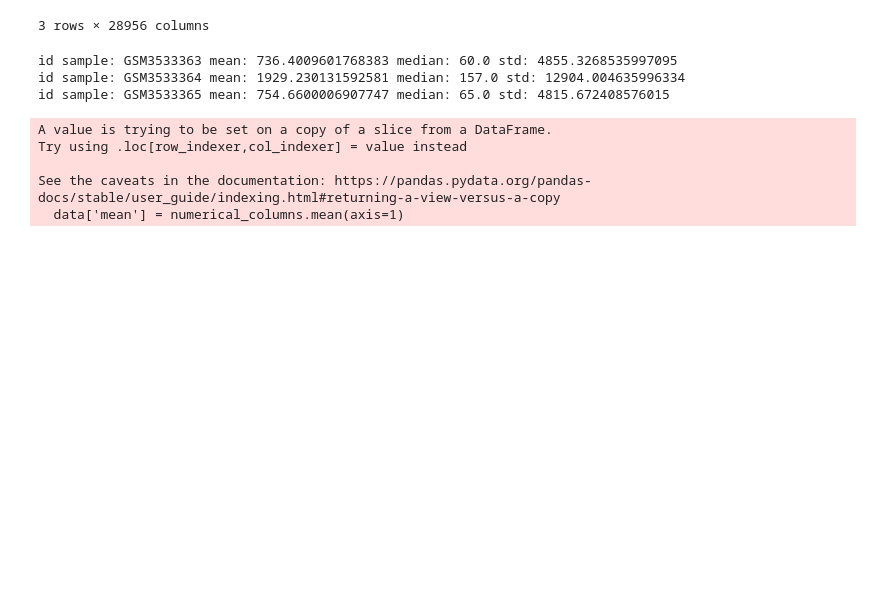
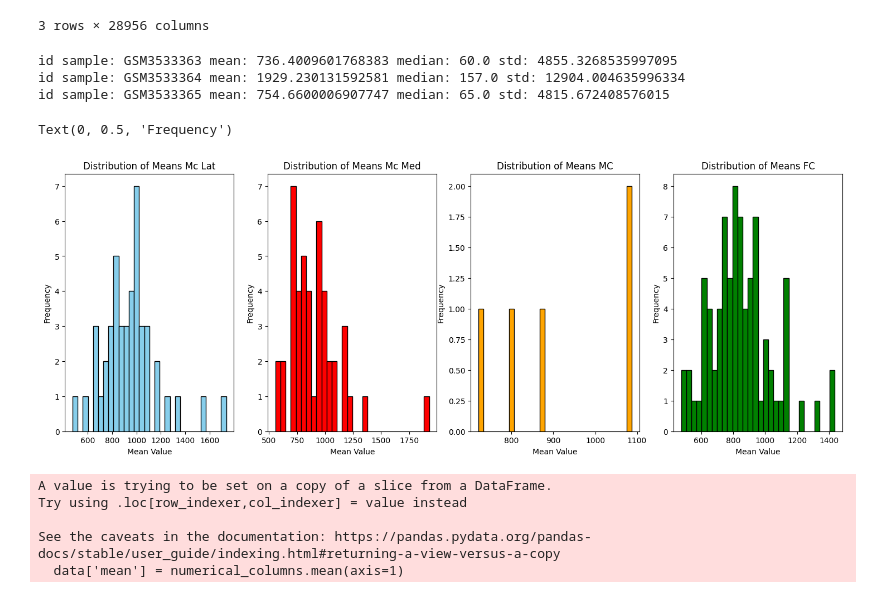
Before and after one commit to lenorabuggenhoudt/BioInfo, a Jupyter notebook: data_extraction.ipynb, the cells around one changed output. Cells and saved outputs as stored; diff of their text form; code cells hidden in the pictures; blank space fills up the shorter version.

```diff
--- a/data_extraction.ipynb
+++ b/data_extraction.ipynb
@@ -509,6 +509,59 @@ for id in outlier_ids:
 id sample: GSM3533363 mean: 736.4009601768383 median: 60.0 std: 4855.3268535997095
 id sample: GSM3533364 mean: 1929.230131592581 median: 157.0 std: 12904.004635996334
 id sample: GSM3533365 mean: 754.6600006907747 median: 65.0 std: 4815.672408576015
+# %%
+data = c_data.get_data_subregion_genes()
+data_mc_lat = data[data['Cns_subregion'] == 'Motor Cortex (Lateral)' ]
+
+means_mc_lat = data_mc_lat.mean(axis=1, numeric_only=True)
+
+# ---
+data = c_data.get_data_subregion_genes()
+data_mc_med = data[data['Cns_subregion'] == 'Motor Cortex (Medial)' ]
+
+means_mc_med = data_mc_med.mean(axis=1, numeric_only=True)
+
+# ----
+data = c_data.get_data_subregion_genes()
+data_mc = data[data['Cns_subregion'] == 'Motor Cortex' ]
+
+means_mc = data_mc.mean(axis=1, numeric_only=True)
+
+# ---
+data = c_data.get_data_subregion_genes()
+data_fc = data[data['Cns_subregion'] == 'Frontal Cortex' ]
+
+means_fc = data_fc.mean(axis=1, numeric_only=True)
+
+
+
+fig, axs = plt.subplots(1, 4, figsize=(18, 6))
+
+# Histo means
+axs[0].hist(means_mc_lat, bins=30, color='skyblue', edgecolor='black')
+axs[0].set_title('Distribution of Means Mc Lat')
+axs[0].set_xlabel('Mean Value')
+axs[0].set_ylabel('Frequency')
+
+
+axs[1].hist(means_mc_med, bins=30, color='red', edgecolor='black')
+axs[1].set_title('Distribution of Means Mc Med')
+axs[1].set_xlabel('Mean Value')
+axs[1].set_ylabel('Frequency')
+
+
+axs[2].hist(means_mc, bins=30, color='orange', edgecolor='black')
+axs[2].set_title('Distribution of Means MC')
+axs[2].set_xlabel('Mean Value')
+axs[2].set_ylabel('Frequency')
+
+axs[3].hist(means_fc, bins=30, color='green', edgecolor='black')
+axs[3].set_title('Distribution of Means FC')
+axs[3].set_xlabel('Mean Value')
+axs[3].set_ylabel('Frequency')
+# %% [output]
+Text(0, 0.5, 'Frequency')
+[figure, added]
 # %%
 data = c_data.get_data_subregion_genes()
 data
```
Also changed, not shown: parts of 11 cells of this notebook.
